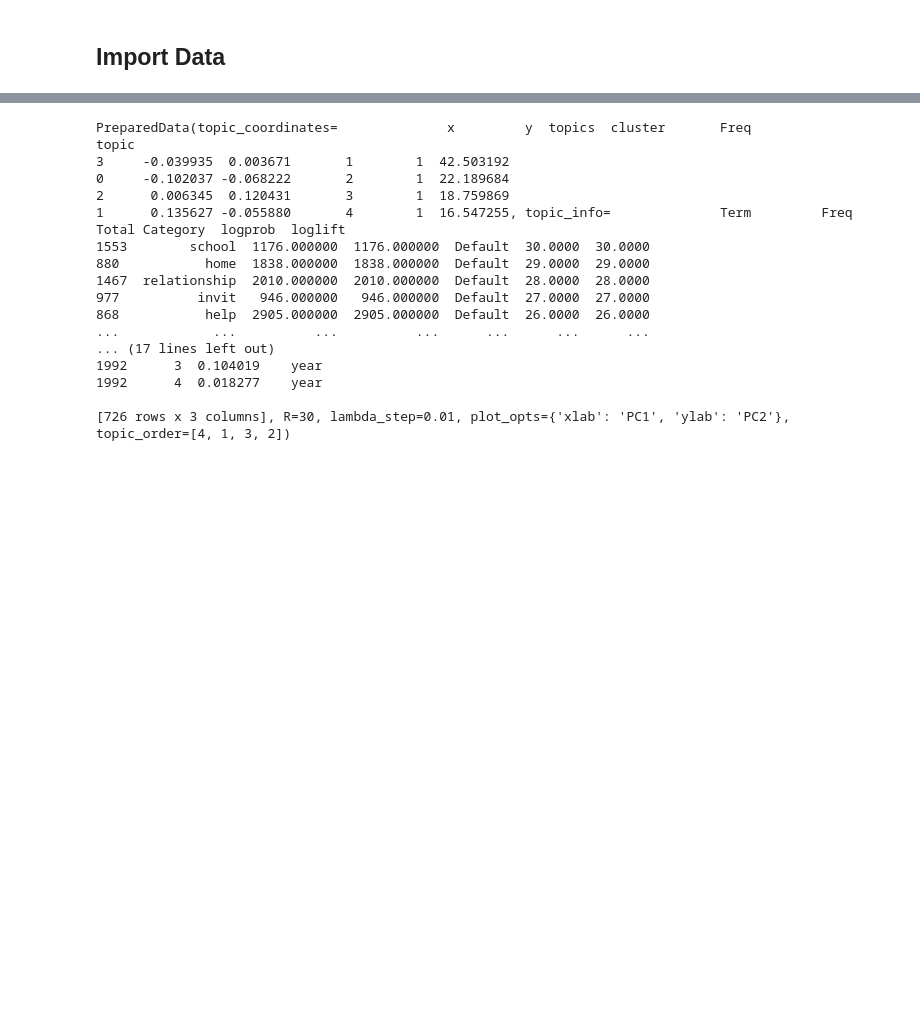
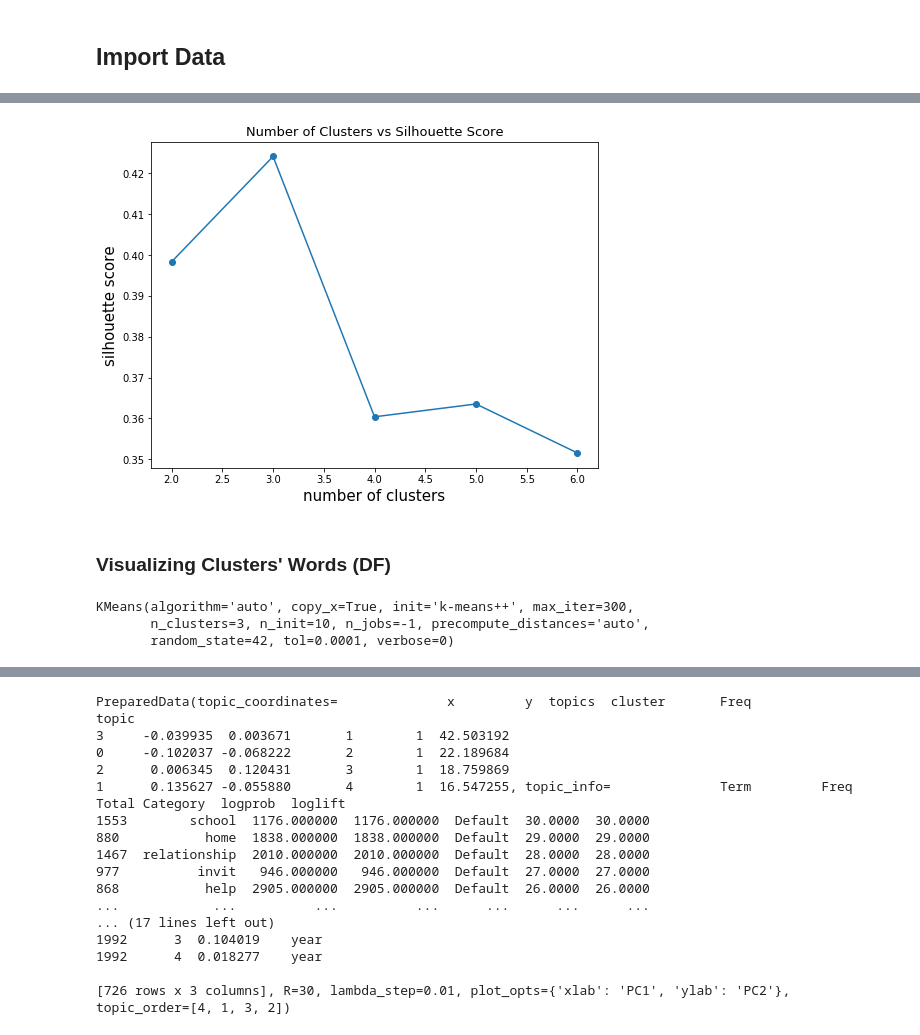
Before and after one commit to unit-00/dearabby, a Jupyter notebook: model/eda.ipynb, the cells around one changed output, grey strips where cells are left out. Drawn from its saved outputs; the diff is of its cells as text; code cells hidden in the pictures; blank space fills up the shorter version.

```diff
--- a/model/eda.ipynb
+++ b/model/eda.ipynb
@@ -291,0 +119,12 @@ KMeans(algorithm='auto', copy_x=True, init='k-means++', max_iter=300,
+# %%
+range_n_clusters = range(2, 7)
+silhouette_scores_cv = np.empty(shape=5)
+
+for idx, n_clusters in enumerate(range_n_clusters):
+    fig, axs = plt.subplots(1, 2)
+    fig.set_size_inches(18, 7)
+    score = make_silhouette_plot(axs, X = pca_x_cv, n_clusters=n_clusters)
+    silhouette_scores_cv[idx] = score
+
+    print(n_clusters)
+    print(score)
@@ -291,0 +147,11 @@ KMeans(algorithm='auto', copy_x=True, init='k-means++', max_iter=300,
+# %%
+fig, ax = plt.subplots(figsize=(8, 6))
+
+ax.plot(range_n_clusters, silhouette_scores_cv, 'o-')
+ax.set_xlabel("number of clusters", fontsize=15)
+ax.set_ylabel("silhouette score", fontsize=15);
+ax.set_title('Number of Clusters vs Silhouette Score', fontsize=13);
+# %% [output]
+[figure, added]
+# %% [markdown]
+### Visualizing Clusters' Words (DF)
@@ -291,0 +160,7 @@ KMeans(algorithm='auto', copy_x=True, init='k-means++', max_iter=300,
+# %%
+km = KMeans(random_state=42, n_clusters=nclusters, n_jobs=-1)
+km.fit(pca_x_cv)
+# %% [output]
+KMeans(algorithm='auto', copy_x=True, init='k-means++', max_iter=300,
+       n_clusters=3, n_init=10, n_jobs=-1, precompute_distances='auto',
+       random_state=42, tol=0.0001, verbose=0)
```
Also changed, not shown: parts of 92 cells of this notebook, 10 other files.
